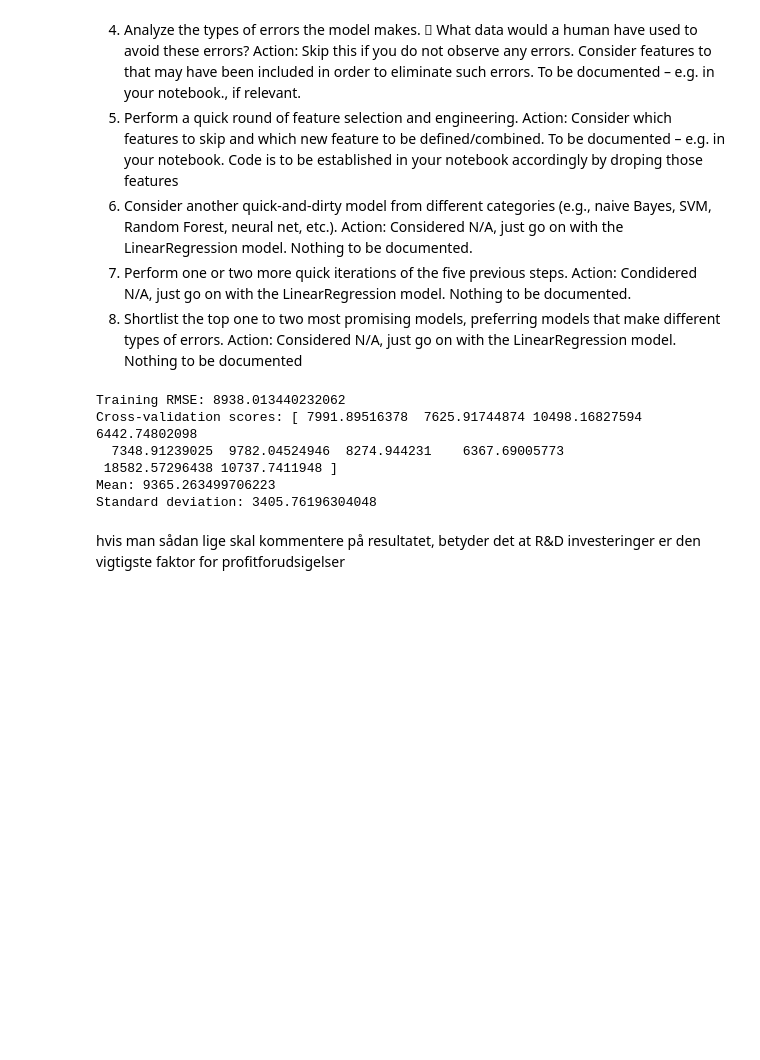
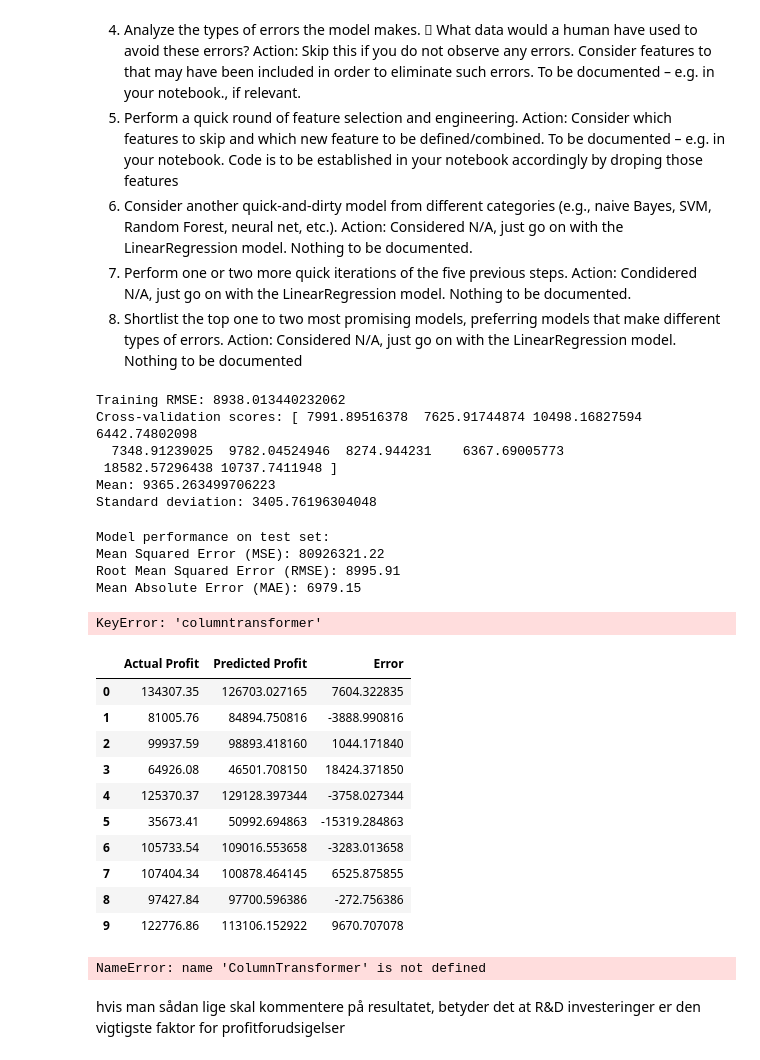
Before and after one commit to HazaraTechLab/Big-Mamma-Pizzaria, a Jupyter notebook: 50StartUps.ipynb, the cells around one changed output. Saved outputs shown, nothing was run; the diff lists cells and outputs as text; code cells hidden in the pictures; blank space fills up the shorter version.

```diff
--- a/50StartUps.ipynb
+++ b/50StartUps.ipynb
@@ -624,6 +780,79 @@ Cross-validation scores: [ 7991.89516378  7625.91744874 10498.16827594  6442.748
  18582.57296438 10737.7411948 ]
 Mean: 9365.263499706223
 Standard deviation: 3405.76196304048
+# %%
+# 2.
+#Predict on test set
+y_pred = model.predict(X_test)
+
+# Compute performance metrics
+mse = mean_squared_error(y_test, y_pred)
+rmse = np.sqrt(mse)
+mae = np.mean(np.abs(y_test - y_pred))
+
+print("Model performance on test set:")
+print(f"Mean Squared Error (MSE): {mse:.2f}")
+print(f"Root Mean Squared Error (RMSE): {rmse:.2f}")
+print(f"Mean Absolute Error (MAE): {mae:.2f}")
+# %% [output]
+Model performance on test set:
+Mean Squared Error (MSE): 80926321.22
+Root Mean Squared Error (RMSE): 8995.91
+Mean Absolute Error (MAE): 6979.15
+# %%
+# 3.
+# Get coefficients and feature names after encoding
+lin_reg = model.named_steps['linearregression']
+onehot_features = list(model.named_steps['columntransformer'].named_transformers_['onehot'].get_feature_names_out(categorical))
+all_features = numeric + onehot_features
+
+coef_df = pd.DataFrame({
+    "Feature": all_features,
+    "Coefficient": lin_reg.coef_
+}).sort_values(by="Coefficient", ascending=False)
+
+coef_df
+# %% [output]
+KeyError: 'columntransformer'
+# %%
+# 4.
+comparison = pd.DataFrame({
+    "Actual Profit": y_test,
+    "Predicted Profit": y_pred,
+    "Error": y_test - y_pred
+}).reset_index(drop=True)
+
+comparison.head(10)
+# %% [output]
+|  | Actual Profit | Predicted Profit | Error |
+| 0 | 134307.35 | 126703.027165 | 7604.322835 |
+| 1 | 81005.76 | 84894.750816 | -3888.990816 |
+| 2 | 99937.59 | 98893.418160 | 1044.171840 |
+| 3 | 64926.08 | 46501.708150 | 18424.371850 |
+| 4 | 125370.37 | 129128.397344 | -3758.027344 |
+| 5 | 35673.41 | 50992.694863 | -15319.284863 |
+| 6 | 105733.54 | 109016.553658 | -3283.013658 |
+| 7 | 107404.34 | 100878.464145 | 6525.875855 |
+| 8 | 97427.84 | 97700.596386 | -272.756386 |
+| 9 | 122776.86 | 113106.152922 | 9670.707078 |
+# %%
+# 5.
+# Drop Marketing Spend as an example (if correlation is low)
+X_reduced = X.drop("Marketing Spend", axis=1)
+
+# Retrain with reduced feature set
+X_train_r, X_test_r, y_train_r, y_test_r = train_test_split(X_reduced, y, test_size=0.2, random_state=42)
+model_reduced = make_pipeline(ColumnTransformer([
+    ("onehot", OneHotEncoder(drop="first"), categorical),
+    ("scaler", StandardScaler(), ["R&D Spend", "Administration"])
+]), LinearRegression())
+
+model_reduced.fit(X_train_r, y_train_r)
+y_pred_r = model_reduced.predict(X_test_r)
+
+print("Reduced model RMSE:", np.sqrt(mean_squared_error(y_test_r, y_pred_r)))
+# %% [output]
+NameError: name 'ColumnTransformer' is not defined
 # %% [markdown]
 hvis man sådan lige skal kommentere på resultatet, betyder det at R&D investeringer er den vigtigste faktor for profitforudsigelser
 # %% [markdown]
```
Also changed, not shown: parts of 33 cells of this notebook.
